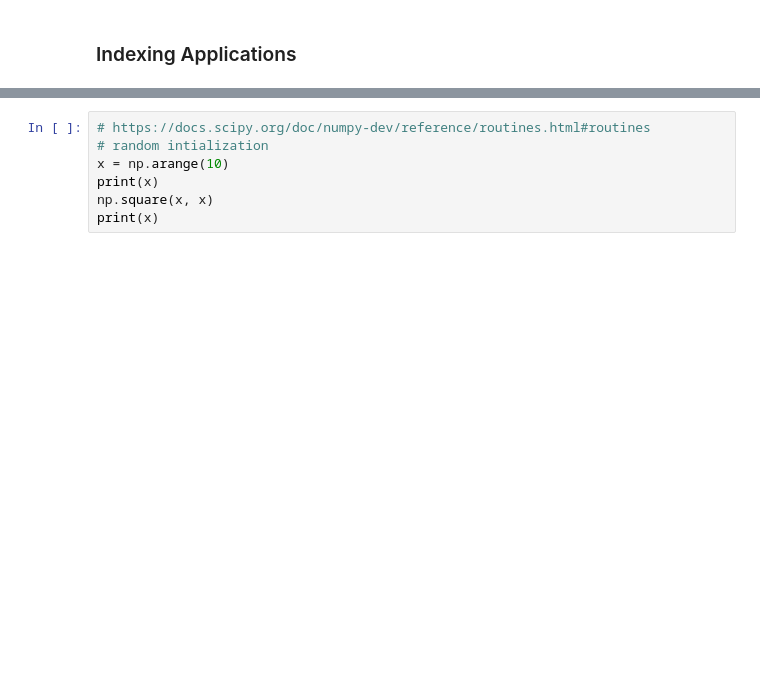
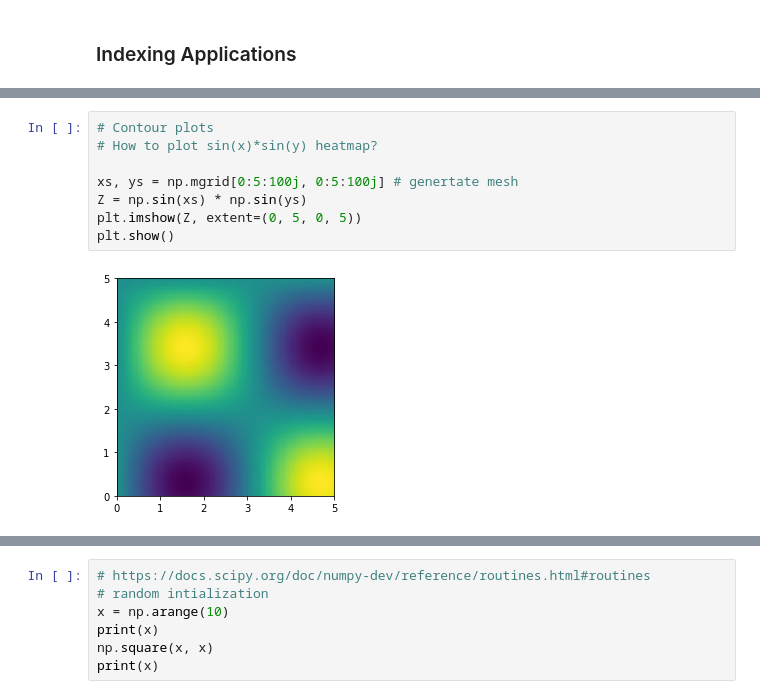
Before and after one commit to vlad17/np-learn, a Jupyter notebook: presentation.ipynb, the cells around one changed output, grey strips where cells are left out. Cells and saved outputs as stored; diff of their text form; blank space fills up the shorter version.

```diff
--- a/presentation.ipynb
+++ b/presentation.ipynb
@@ -693,0 +731,10 @@ np.ix_(np.ogrid[0:5, 0:5])
+# %%
+# Contour plots
+# How to plot sin(x)*sin(y) heatmap?
+
+xs, ys = np.mgrid[0:5:100j, 0:5:100j] # genertate mesh
+Z = np.sin(xs) * np.sin(ys)
+plt.imshow(Z, extent=(0, 5, 0, 5))
+plt.show()
+# %% [output]
+[figure, added]
```
Also changed, not shown: parts of 11 cells of this notebook, 1 other file.
